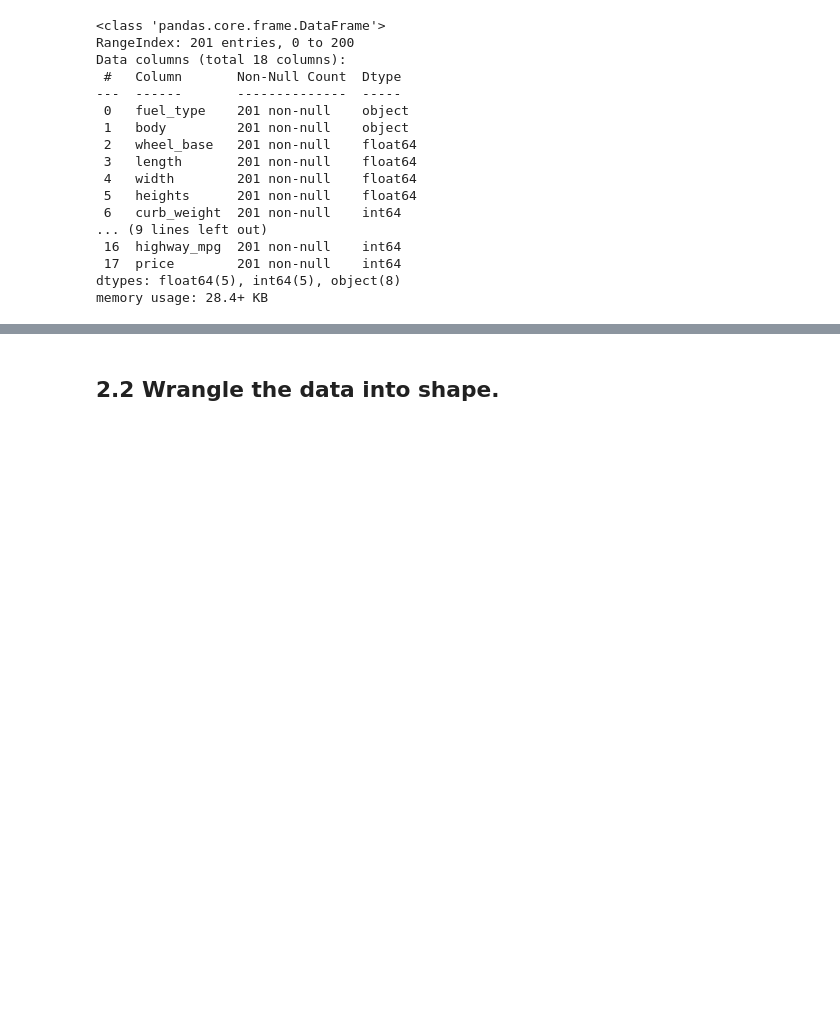
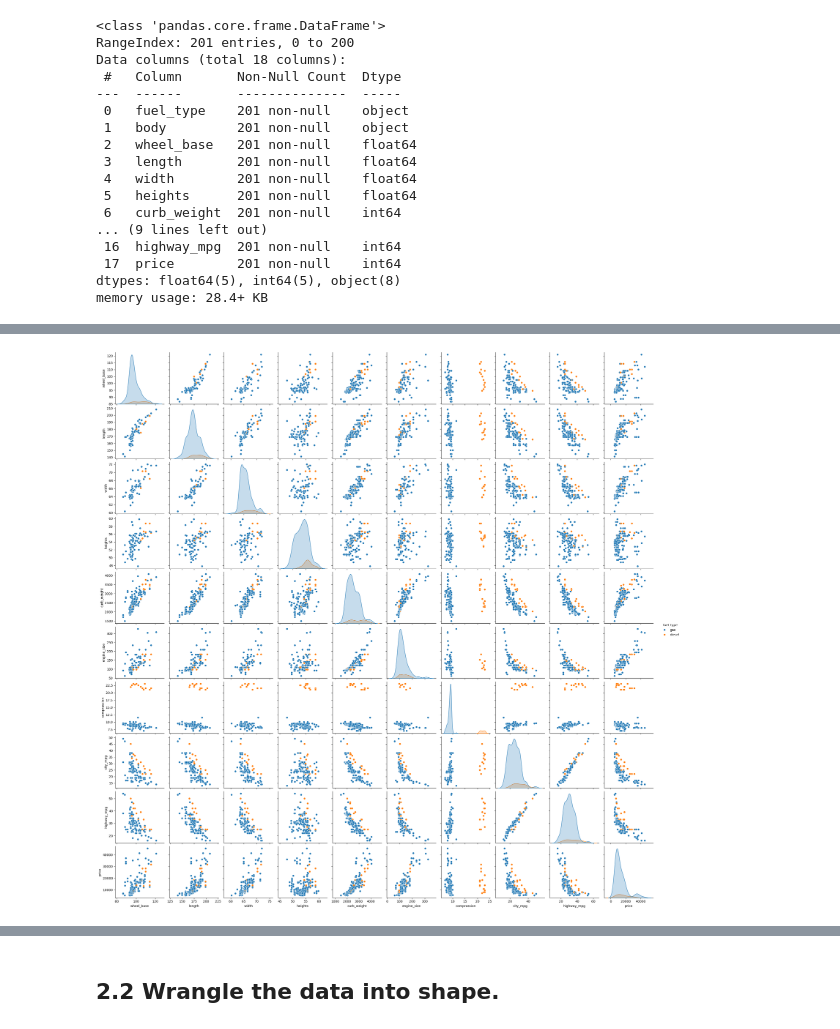
Before and after one commit to buddhathapa12/PrespectiveOnDataScience, a Jupyter notebook: ClassificationAnalysis/E923Q669_CS746_HW5_Classification.ipynb, the cells around one changed output, grey strips where cells are left out. Drawn from its saved outputs; the diff is of its cells as text; code cells hidden in the pictures; blank space fills up the shorter version.

```diff
--- a/ClassificationAnalysis/E923Q669_CS746_HW5_Classification.ipynb
+++ b/ClassificationAnalysis/E923Q669_CS746_HW5_Classification.ipynb
@@ -146,0 +167,5 @@ memory usage: 28.4+ KB
+# %%
+sns.pairplot(data= df, hue= "fuel_type")
+plt.show()
+# %% [output]
+[figure, added]
```
Also changed, not shown: parts of 7 cells of this notebook.
